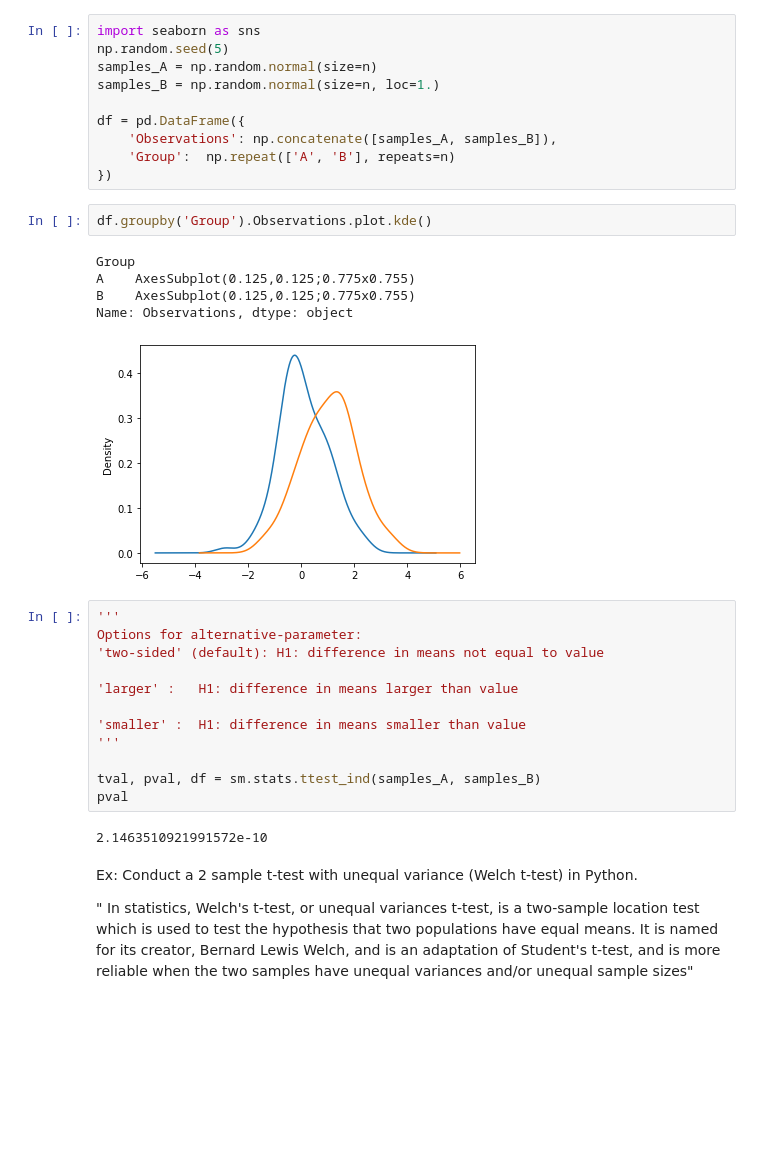
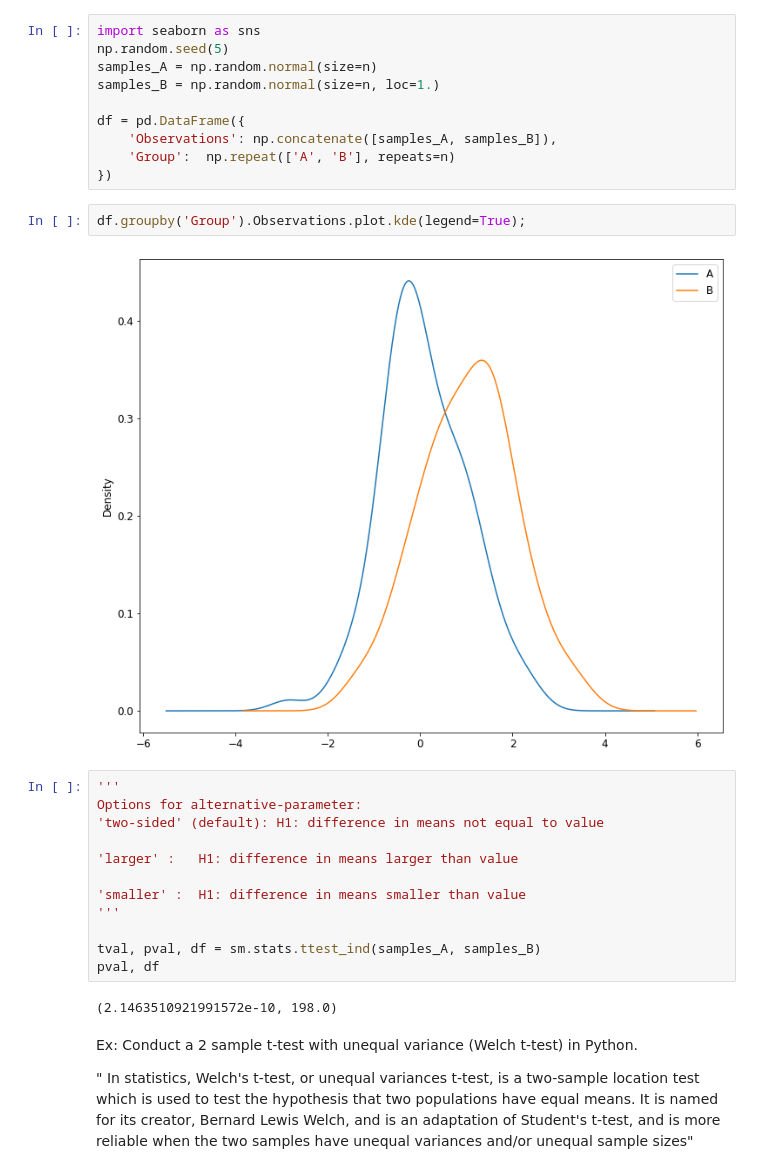
Before and after one commit to RoetGer/decisions-under-uncertainty, a Jupyter notebook: solved_problems.ipynb, the cells around one changed output. Drawn from its saved outputs; the diff is of its cells as text; blank space fills up the shorter version.

```diff
--- a/solved_problems.ipynb
+++ b/solved_problems.ipynb
@@ -74,13 +88,9 @@ df = pd.DataFrame({
     'Group':  np.repeat(['A', 'B'], repeats=n)
 })
 # %%
-df.groupby('Group').Observations.plot.kde()
+df.groupby('Group').Observations.plot.kde(legend=True);
 # %% [output]
-Group
-A    AxesSubplot(0.125,0.125;0.775x0.755)
-B    AxesSubplot(0.125,0.125;0.775x0.755)
-Name: Observations, dtype: object
-[figure, old version]
+[figure, new version]
 # %%
 '''
 Options for alternative-parameter:
@@ -92,9 +102,9 @@ Options for alternative-parameter:
 '''
 
 tval, pval, df = sm.stats.ttest_ind(samples_A, samples_B)
-pval
+pval, df
 # %% [output]
-2.1463510921991572e-10
+(2.1463510921991572e-10, 198.0)
 # %% [markdown]
 Ex: Conduct a 2 sample t-test with unequal variance (Welch t-test) in Python.
 
```
Also changed, not shown: parts of 26 cells of this notebook.
